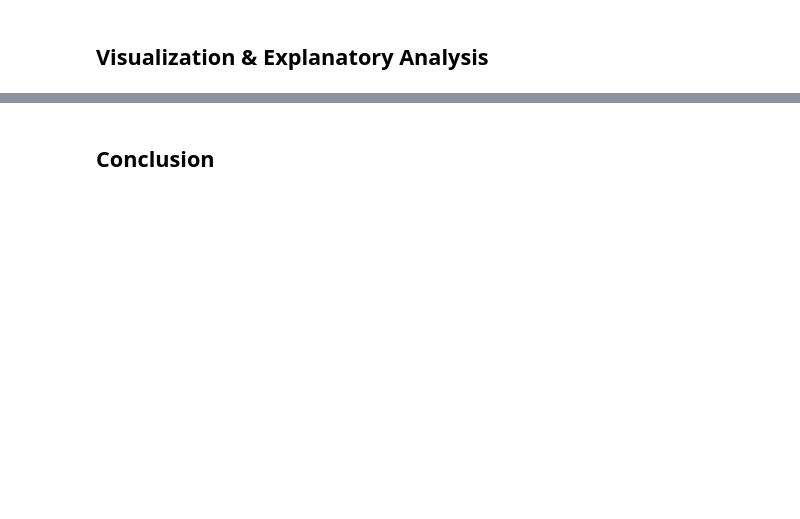
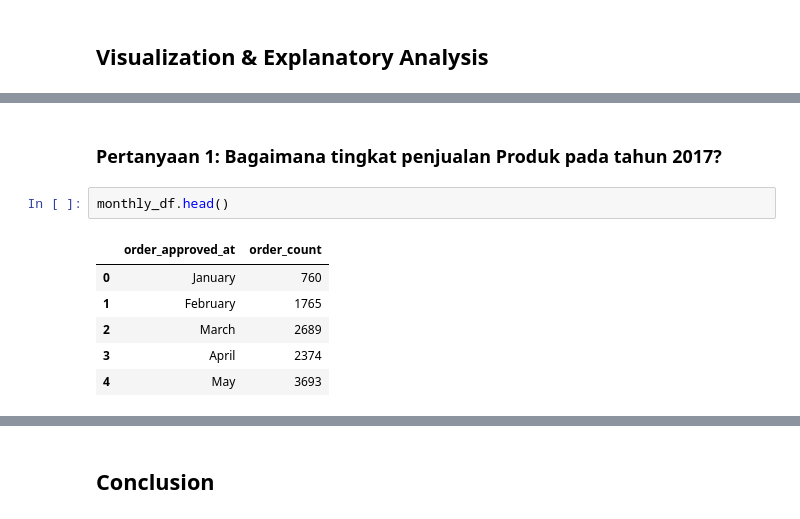
Before and after one commit to Adri720S/Tugas-Analisis-Data, a Jupyter notebook: Proyek_Analisis_Data.ipynb, the cells around one changed output, grey strips where cells are left out. Drawn from its saved outputs; the diff is of its cells as text; blank space fills up the shorter version.

```diff
--- a/Proyek_Analisis_Data.ipynb
+++ b/Proyek_Analisis_Data.ipynb
@@ -394,0 +254,11 @@ plt.show()
+# %% [markdown]
+### Pertanyaan 1: Bagaimana tingkat penjualan Produk pada tahun 2017?
+# %%
+monthly_df.head()
+# %% [output]
+|  | order_approved_at | order_count |
+| 0 | January | 760 |
+| 1 | February | 1765 |
+| 2 | March | 2689 |
+| 3 | April | 2374 |
+| 4 | May | 3693 |
```
Also changed, not shown: parts of 29 cells of this notebook.
